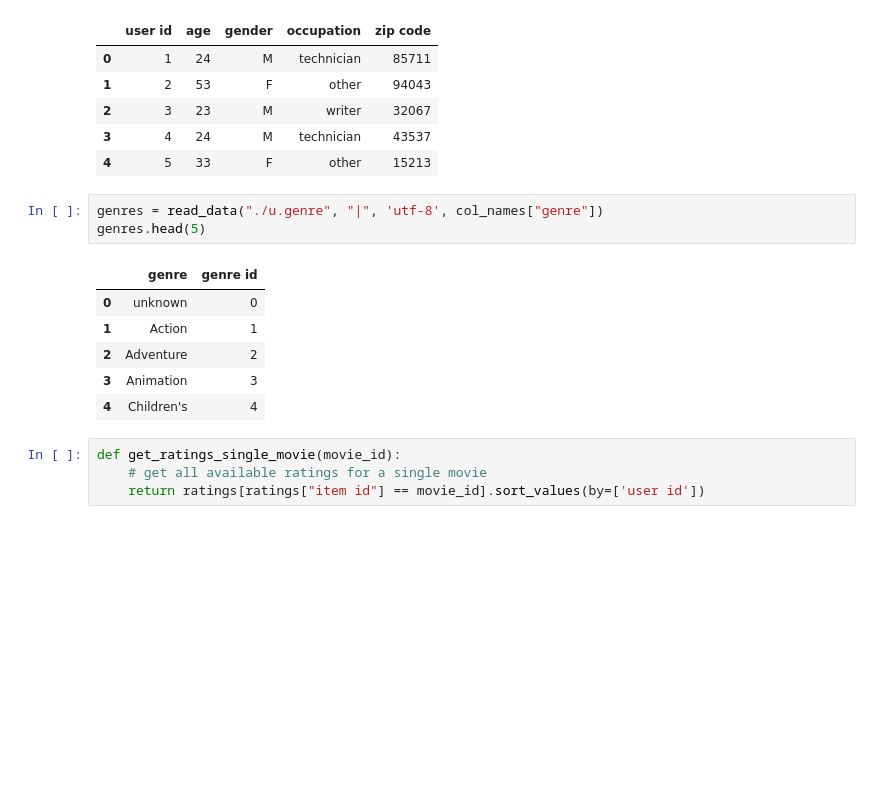
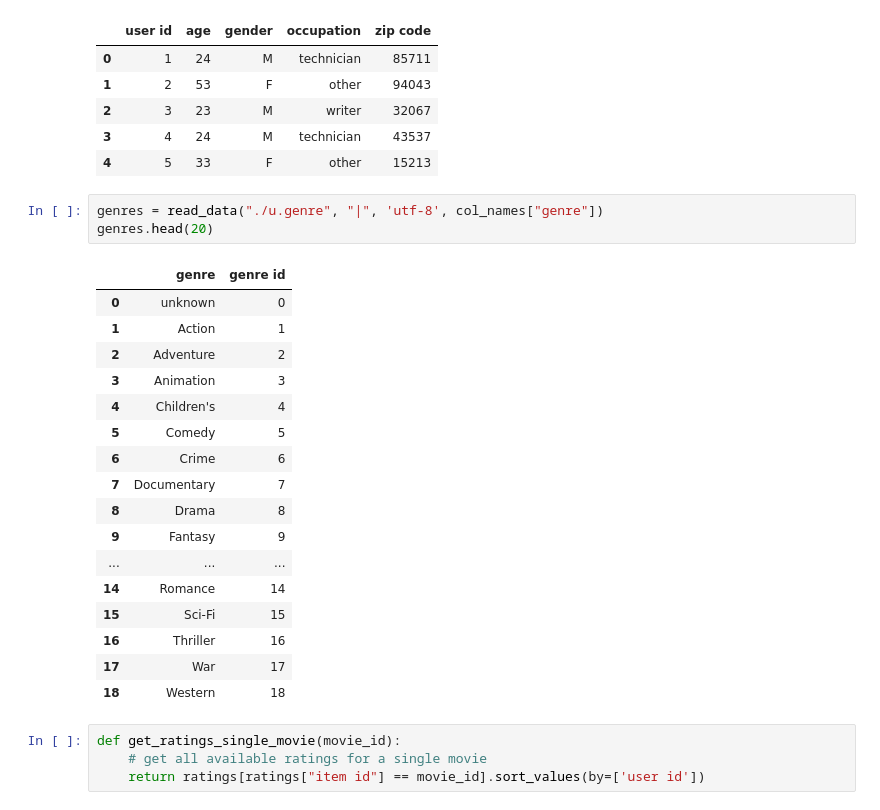
Before and after one commit to duongtrungkien/DATA.ML.360, a Jupyter notebook: ml-100k/assignment3.ipynb, the cells around one changed output. Cells and saved outputs as stored; diff of their text form; blank space fills up the shorter version.

```diff
--- a/ml-100k/assignment3.ipynb
+++ b/ml-100k/assignment3.ipynb
@@ -58,14 +58,25 @@ users.head(5)
 | 4 | 5 | 33 | F | other | 15213 |
 # %%
 genres = read_data("./u.genre", "|", 'utf-8', col_names["genre"])
-genres.head(5)
+genres.head(20)
 # %% [output]
 |  | genre | genre id |
 | 0 | unknown | 0 |
 | 1 | Action | 1 |
 | 2 | Adventure | 2 |
 | 3 | Animation | 3 |
 | 4 | Children's | 4 |
+| 5 | Comedy | 5 |
+| 6 | Crime | 6 |
+| 7 | Documentary | 7 |
+| 8 | Drama | 8 |
+| 9 | Fantasy | 9 |
+| ... | ... | ... |
+| 14 | Romance | 14 |
+| 15 | Sci-Fi | 15 |
+| 16 | Thriller | 16 |
+| 17 | War | 17 |
+| 18 | Western | 18 |
 # %%
 def get_ratings_single_movie(movie_id):
     # get all available ratings for a single movie
```
Also changed, not shown: parts of 4 cells of this notebook.
